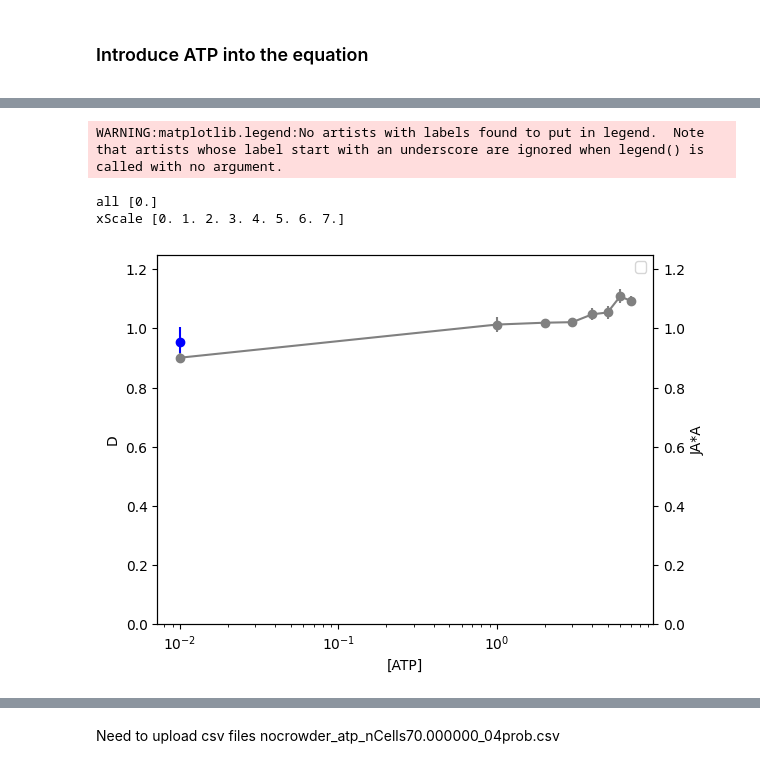
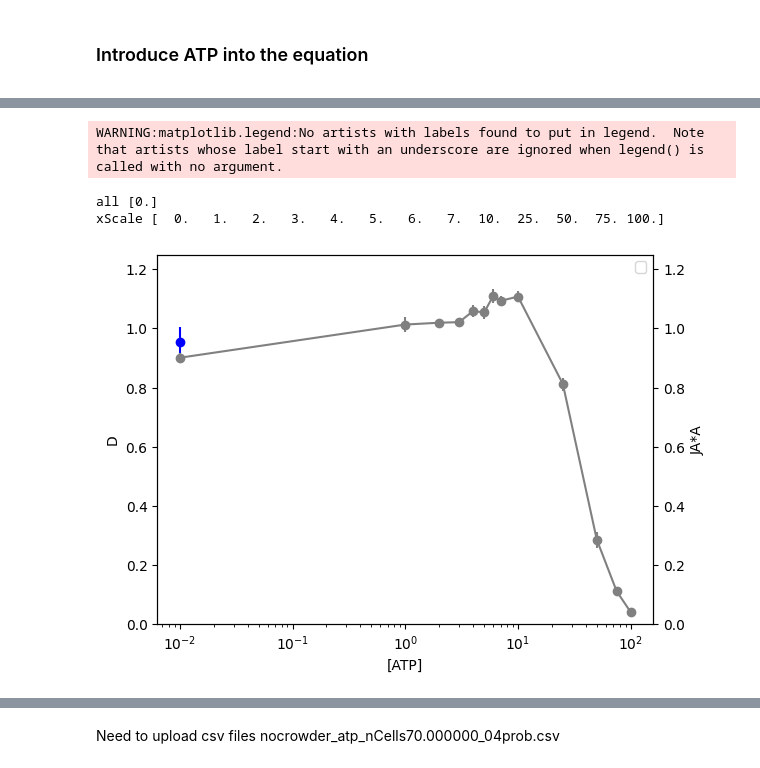
Before and after one commit to huskeypm/cellmigration, a Jupyter notebook: migration_paper.ipynb, the cells around one changed output, grey strips where cells are left out. Cells and saved outputs as stored; diff of their text form; code cells hidden in the pictures.

```diff
--- a/migration_paper.ipynb
+++ b/migration_paper.ipynb
@@ -204,37 +213,37 @@ fig,axl = plt.subplots()
 case = cases["unconstr"]
 
 thresh = 1e-2
-case.conds[case.conds<thresh]=thresh. # so we can plot log scale
+case.conds[case.conds<thresh]=thresh  # so we can plot log scale
 
 #axl.plot(case.conds,case.Ds,label='D')
 #axr.err(case.conds,case.Dstds/np.sqrt(nCases))
 axl.errorbar(case.conds,case.Ds,
             yerr=case.Dstds / np.sqrt(nCases),
             fmt='-o',color='blue')
 axl.set_ylabel("D")
 axl.set_xlabel("[ATP]")
 axl.legend(loc=0)
 axl.set_ylim([0,1.25])
 
 
 # we use negative -1 since negative flux is going across toward right
 axr = axl.twinx()
 case = cases["constr"]
 case.conds[case.conds<thresh]=thresh
 stds = case.JAstds*-1*jNormFactor
 #axr.plot(case.conds,case.JAs*jNormFactor,'gray')
 axr.errorbar(case.conds,case.JAs*jNormFactor,
              yerr=stds/ np.sqrt(nCases),
              fmt='-o',color='gray')
 axr.set_ylabel("JA*A")
 axr.set_ylim([0,1.25])
 axr.set_xscale('log')
 plt.gcf().savefig(outPath+"fig4_D_vs_ATP.png",dpi=300)
 # %% [output]
 WARNING:matplotlib.legend:No artists with labels found to put in legend.  Note that artists whose label start with an underscore are ignored when legend() is called with no argument.
 all [0.]
-xScale [0. 1. 2. 3. 4. 5. 6. 7.]
+xScale [  0.   1.   2.   3.   4.   5.   6.   7.  10.  25.  50.  75. 100.]
-[figure, old version]
+[figure, new version]
 # %%
 # plotting two sets of data
 # get all entries with a given key name
```
Also changed, not shown: parts of 19 cells of this notebook.
